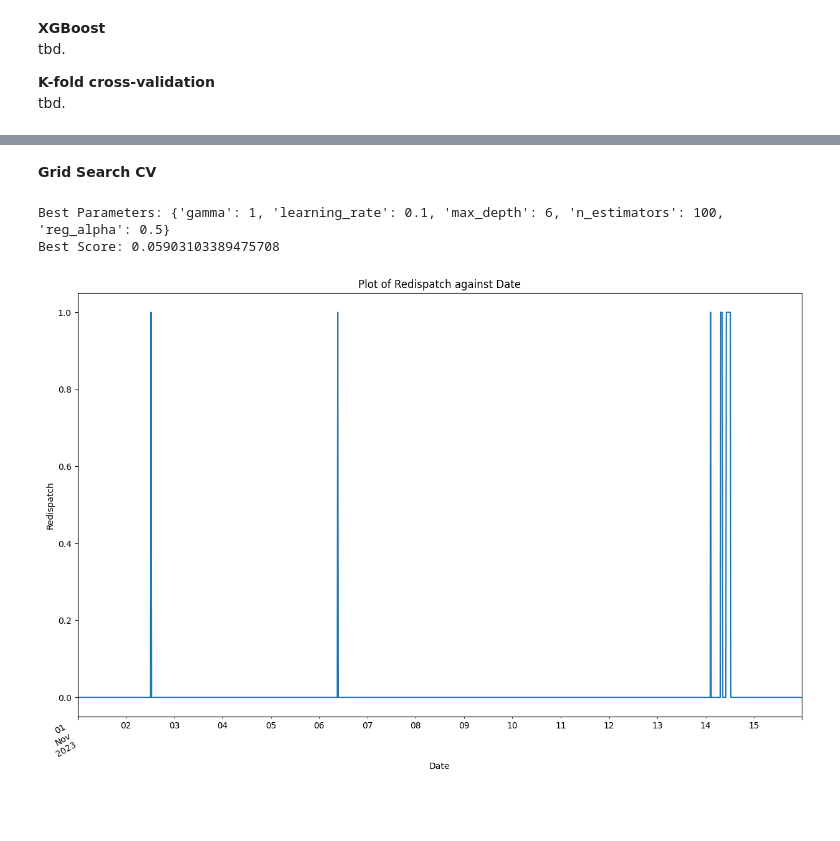
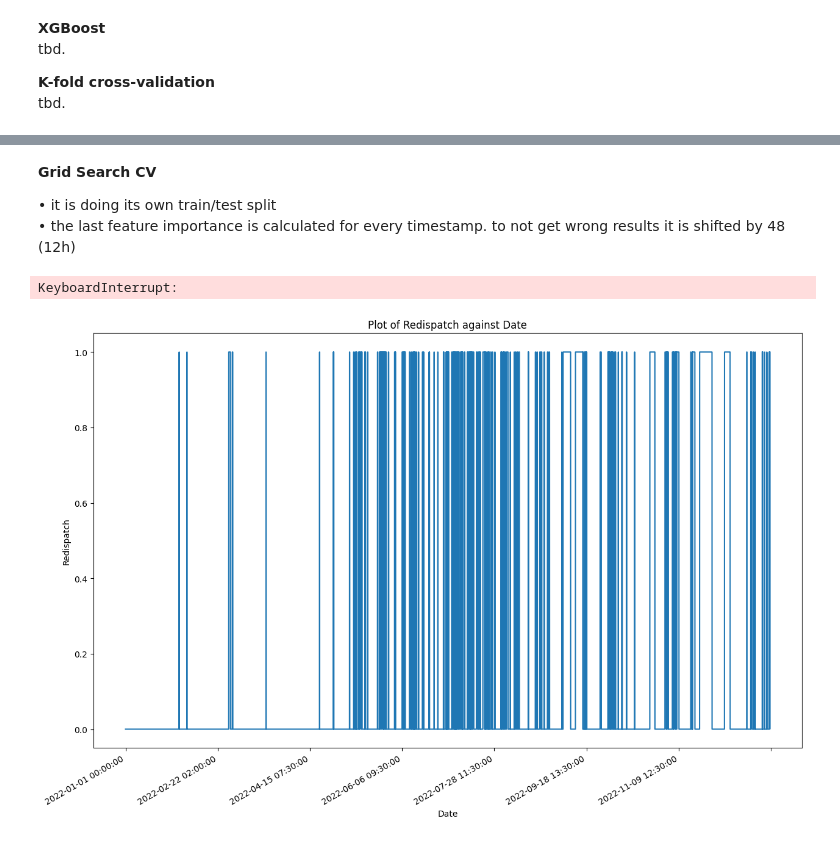
Before and after one commit to mgondeck/wind_curtailment_prediction, a Jupyter notebook: xgboost_binary_classification.ipynb, the cells around one changed output, grey strips where cells are left out. Saved outputs shown, nothing was run; the diff lists cells and outputs as text; code cells hidden in the pictures; blank space fills up the shorter version.

```diff
--- a/xgboost_binary_classification.ipynb
+++ b/xgboost_binary_classification.ipynb
@@ -27,7 +29,7 @@ Mounted at /content/drive
 df = pd.read_csv('/content/drive/My Drive/ms_wind_curtailment_prediction/lagged_curtailment_target_features.csv', sep = ';', index_col=0)
 # %%
-# Drop the rows to get appropriate test data
-start_date = '2021-01-01'
-end_date = '2023-11-14'
+# get desired df size
+start_date = '2022-01-01'
+end_date = '2022-12-31'
 df = df.loc[start_date:end_date]
 # %%
@@ -169,49 +162,69 @@ Confusion Matrix (Train): [[76742.375  12496.8125]
-# %% [markdown]
-**Grid Search CV**
+# %% [markdown]
+**Grid Search CV**
+
+• it is doing its own train/test split\
+• the last feature importance is calculated for every timestamp. to not get wrong results it is shifted by 48 (12h)
+# %%
+# importance of the last redispatch status for the training data
+window_size = 4  #last 60 min
+last_redispatch_importance = []
+for i in range(len(df)):
+    window_start = max(0, i - window_size)
+    window_end = i
+    importance = df['redispatch'].iloc[window_start:window_end].sum() #also incorporate the level ???
+    last_redispatch_importance.append(importance)
+
+df['last_redispatch_importance'] = last_redispatch_importance
+df['last_redispatch_importance'] = df['last_redispatch_importance'].shift(48)
+df.dropna(inplace = True)
+
+X = df.drop(['redispatch', 'level'], axis = 1)
+y = df['redispatch']
 # %%
-# preprocess
-#X_train_preprocessed = preprocessor.fit_transform(X_train)
-#X_train_preprocessed, y_train_preprocessed = smote.fit_resample(X_train_preprocessed, y_train)
-#X_test_preprocessed = preprocessor.transform(X_test)
+# preprocess data
+X_scaled = preprocessor.fit_transform(X)
+X_preprocessed, y_preprocessed = smote.fit_resample(X_scaled, y)
 
 # parameter grid
 param_grid = {
-    'n_estimators': [10, 50, 100],
+    'n_estimators': [200, 250, 300],
     'max_depth': [2, 4, 6],
     'learning_rate': [0.1, 0.01, 0.001],
     'gamma': [0, 1, 5],
     'reg_alpha': [0, 0.1, 0.5]
 }
 
+# timeseries split
+test_size = 48
+tscv = TimeSeriesSplit(test_size=test_size)
+
 # XGBClassifier and GridSearchCV
 xgboost_class = XGBClassifier(booster='gbtree', eval_metric='logloss', objective='binary:logistic', random_state=13)
-grid_search = GridSearchCV(estimator=xgboost_class, param_grid=param_grid, cv=5, scoring='f1', n_jobs=-1)
+grid_search = GridSearchCV(estimator=xgboost_class, param_grid=param_grid, cv=tscv, scoring='precision', n_jobs=-1)
 
 # fit
-grid_search.fit(X, y)
+grid_search.fit(X_scaled, y)
 
 print("Best Parameters:", grid_search.best_params_)
 print("Best Score:", grid_search.best_score_)
 # %% [output]
-Best Parameters: {'gamma': 1, 'learning_rate': 0.1, 'max_depth': 6, 'n_estimators': 100, 'reg_alpha': 0.5}
-Best Score: 0.05903103389475708
+KeyboardInterrupt:
 # %%
-# Plot the column against the datetime index
-start_date = '2023-11-01'
-end_date = '2023-11-15'
+# plot redispatch against the datetime index
+start_date = '2022-01-01'
+end_date = '2022-12-31'
 
-# Plot the data
 ax = df.loc[start_date:end_date, 'redispatch'].plot(figsize=(15, 10))
 
 # Customize the x-axis format and limits
-plt.gcf().autofmt_xdate()  # Rotate x-axis labels for better readability
+plt.gcf().autofmt_xdate()
 
 # Add labels and title
 plt.xlabel('Date')
 plt.ylabel('Redispatch')
 plt.title('Plot of Redispatch against Date')
 
 # Show the plot
 plt.show()
 # %% [output]
-[figure, old version]
+[figure, new version]
```
Also changed, not shown: parts of 8 cells of this notebook.
